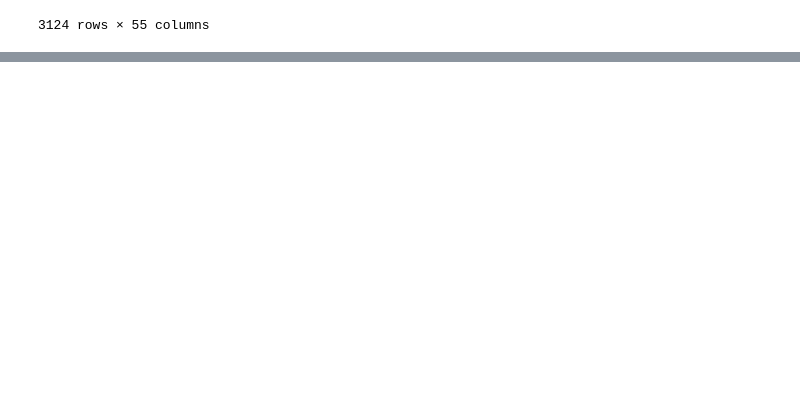
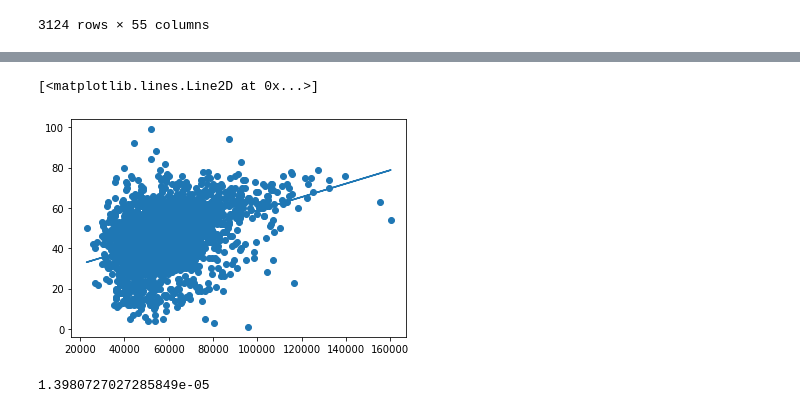
Before and after one commit to pajain23/CS216FinalProject, a Jupyter notebook: CS216FinalProject.ipynb, the cells around one changed output, grey strips where cells are left out. Cells and saved outputs as stored; diff of their text form; code cells hidden in the pictures; blank space fills up the shorter version.

```diff
--- a/CS216FinalProject.ipynb
+++ b/CS216FinalProject.ipynb
@@ -130,0 +157,3 @@ income
+# %%
+merge = pd.merge(vaccine, income, on = 'FIPS', how = 'inner')
+merge
@@ -130,0 +174,17 @@ income
+# %%
+plt.scatter(merge['Median_Household_Income_2020'],merge['Series_Complete_Pop_Pct'])
+m, b = np.polyfit(merge['Median_Household_Income_2020'], merge['Series_Complete_Pop_Pct'], 1)
+plt.plot(merge['Median_Household_Income_2020'], m*merge['Median_Household_Income_2020']+b)
+# %% [output]
+[<matplotlib.lines.Line2D at 0x...>]
+[figure, added]
+# %%
+slope, intercept, r_value, p_value, std_err = sci.stats.linregress(merge['Median_Household_Income_2020'], merge['Series_Complete_Pop_Pct'] )
+
+rsquared = r_value**2
+
+rsqaured
+p_value
+slope
+# %% [output]
+1.3980727027285849e-05
```
Also changed, not shown: parts of 8 cells of this notebook, 1 other file.
